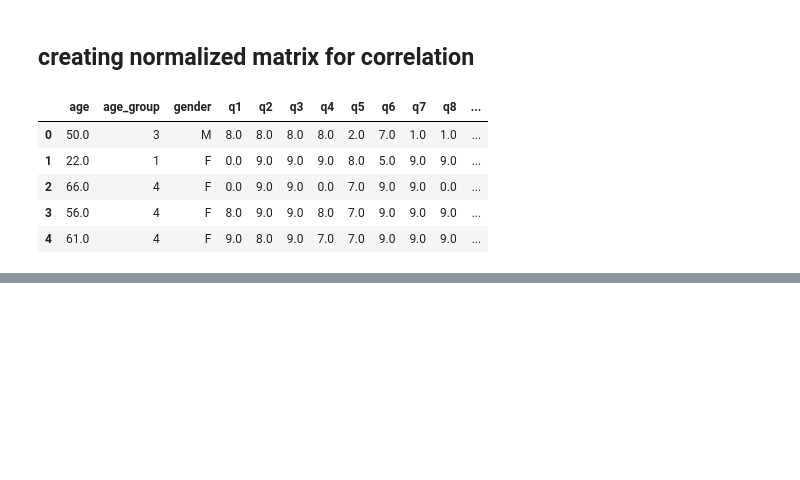
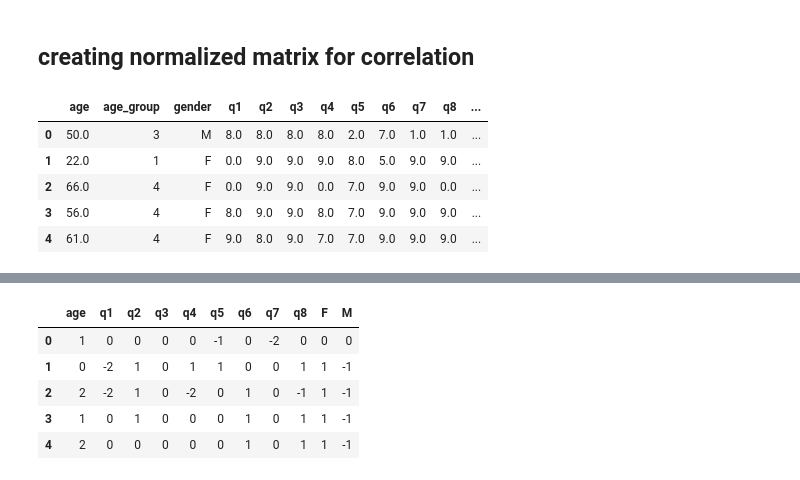
Before and after one commit to BerkeleyAutomation/malasakit, a Jupyter notebook: analysis/Quantitative_analysis.ipynb, the cells around one changed output, grey strips where cells are left out. Drawn from its saved outputs; the diff is of its cells as text; code cells hidden in the pictures; blank space fills up the shorter version.

```diff
--- a/analysis/Quantitative_analysis.ipynb
+++ b/analysis/Quantitative_analysis.ipynb
@@ -1185,3 +1127,12 @@ df_norm.head()
+# %%
+df_norm.head()
+# %% [output]
+|  | age | q1 | q2 | q3 | q4 | q5 | q6 | q7 | q8 | F | M |
+| 0 | 1 | 0 | 0 | 0 | 0 | -1 | 0 | -2 | 0 | 0 | 0 |
+| 1 | 0 | -2 | 1 | 0 | 1 | 1 | 0 | 0 | 1 | 1 | -1 |
+| 2 | 2 | -2 | 1 | 0 | -2 | 0 | 1 | 0 | -1 | 1 | -1 |
+| 3 | 1 | 0 | 1 | 0 | 0 | 0 | 1 | 0 | 1 | 1 | -1 |
+| 4 | 2 | 0 | 0 | 0 | 0 | 0 | 1 | 0 | 1 | 1 | -1 |
 # %%
 df_norm.isnull().sum()
 # %% [output]
```
Also changed, not shown: parts of 19 cells of this notebook.
